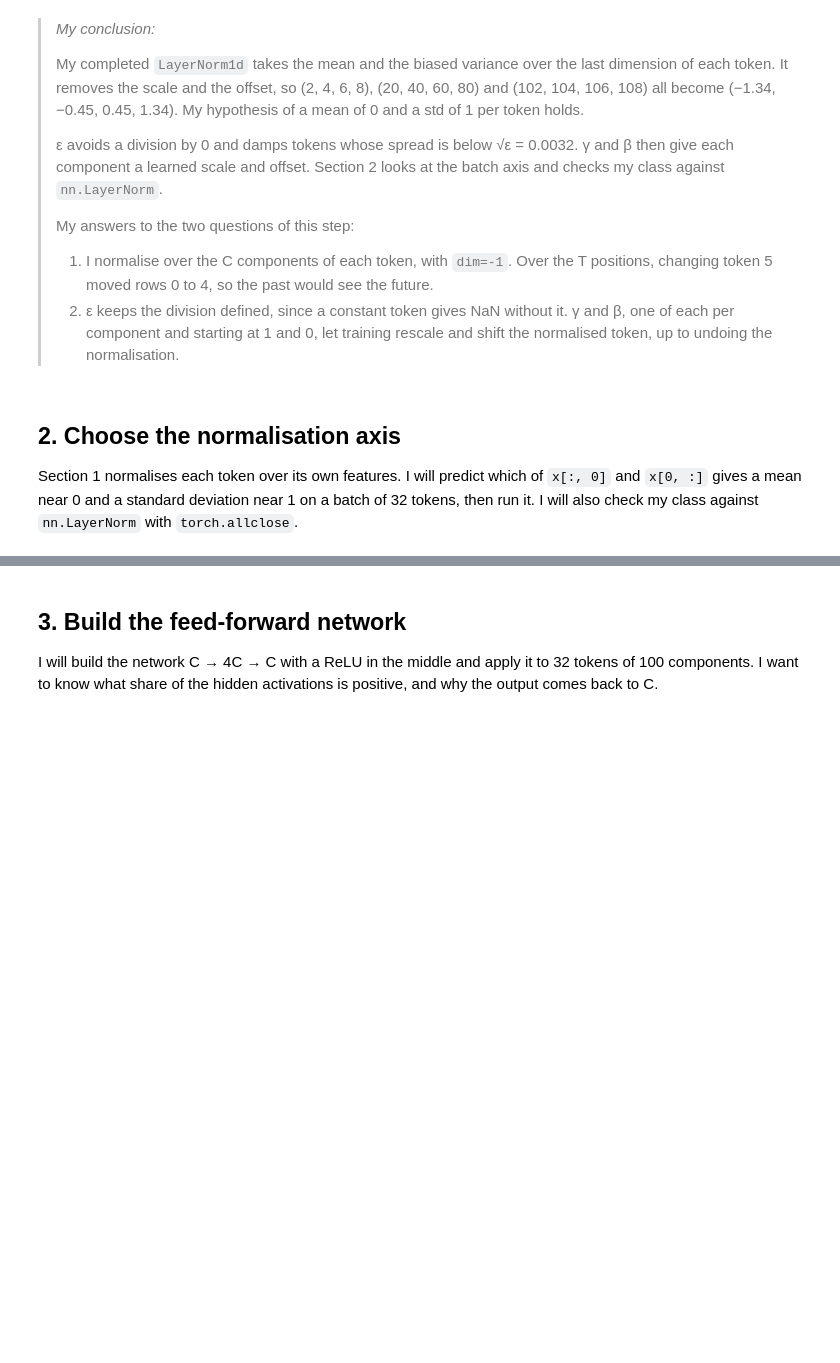
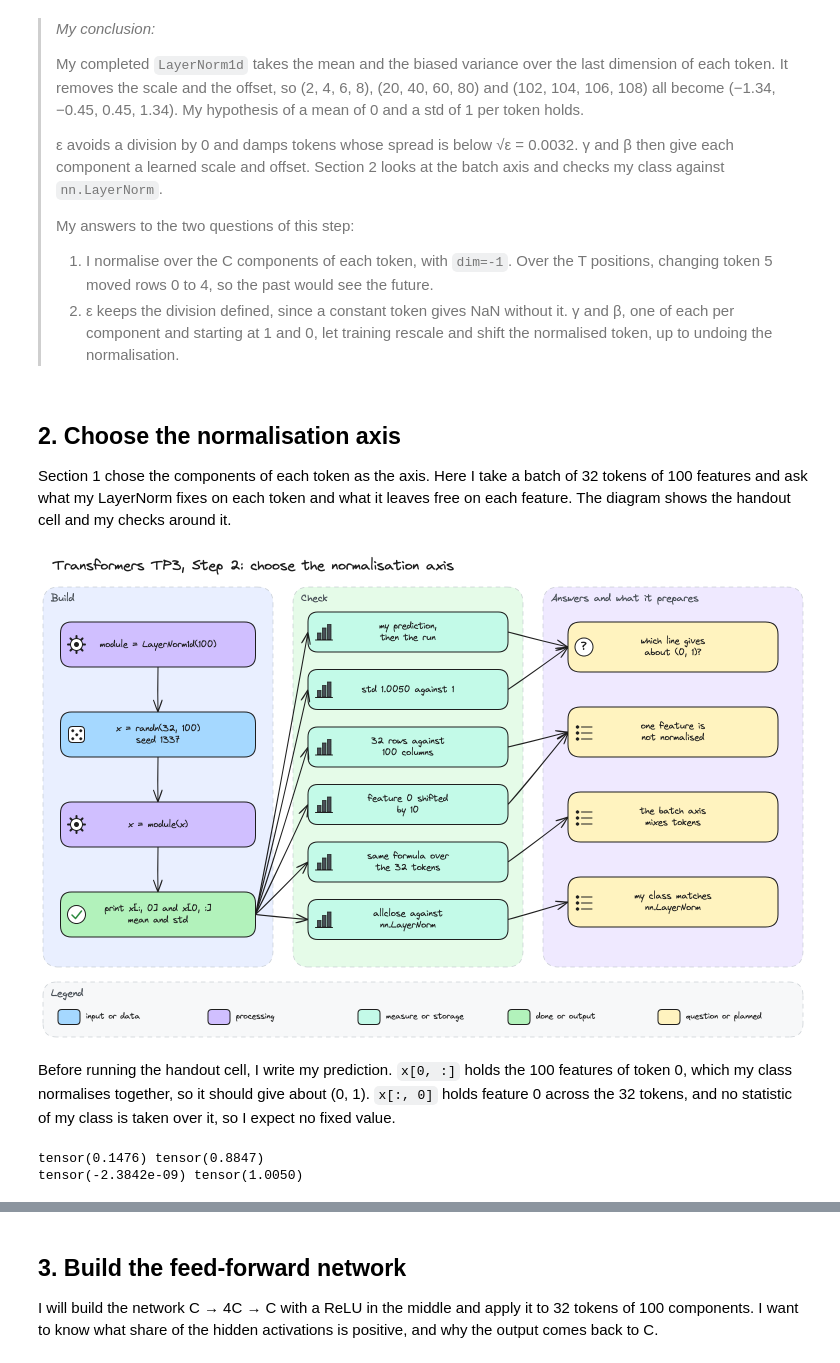
Before and after one commit to mcrayssac/ING3_IAA_GB_NLP, a Jupyter notebook: TP3_transformers.ipynb, the cells around one changed output, grey strips where cells are left out. Drawn from its saved outputs; the diff is of its cells as text; code cells hidden in the pictures; blank space fills up the shorter version.

Commit message:
TP3 transformers step 2

```diff
--- a/TP3_transformers.ipynb
+++ b/TP3_transformers.ipynb
@@ -260,4 +260,24 @@ Statistics over the positions would let a token see the future through the mean
 # %% [markdown]
 ## 2. Choose the normalisation axis
 
-Section 1 normalises each token over its own features. I will predict which of `x[:, 0]` and `x[0, :]` gives a mean near 0 and a standard deviation near 1 on a batch of 32 tokens, then run it. I will also check my class against `nn.LayerNorm` with `torch.allclose`.
+Section 1 chose the components of each token as the axis. Here I take a batch of 32 tokens of 100 features and ask what my LayerNorm fixes on each token and what it leaves free on each feature. The diagram shows the handout cell and my checks around it.
+# %%
+# Step 2 diagram: the handout cell, and the checks behind my answer.
+display(Image(filename='diagrams/transformers/tp3_step2.png', width=900))
+# %% [output]
+[figure, added]
+# %% [markdown]
+Before running the handout cell, I write my prediction. `x[0, :]` holds the 100 features of token 0, which my class normalises together, so it should give about (0, 1). `x[:, 0]` holds feature 0 across the 32 tokens, and no statistic of my class is taken over it, so I expect no fixed value.
+# %%
+# Which line gives about (0, 1)? The handout cell, run after writing my prediction.
+torch.manual_seed(1337)
+module = LayerNorm1d(100)
+
+x = torch.randn(32, 100)
+x = module(x)
+
+print(x[:, 0].mean(), x[:, 0].std())
+print(x[0, :].mean(), x[0, :].std())
+# %% [output]
+tensor(0.1476) tensor(0.8847)
+tensor(-2.3842e-09) tensor(1.0050)
```
Also changed, not shown: parts of 14 cells of this notebook, 4 other files.
